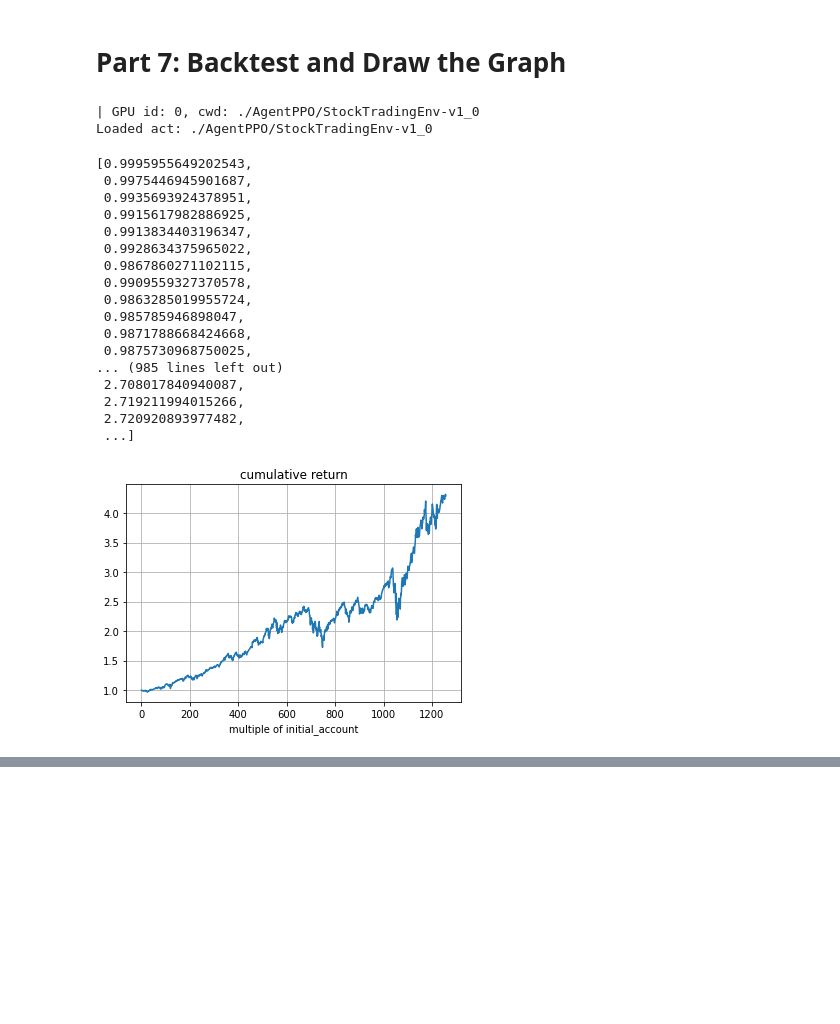
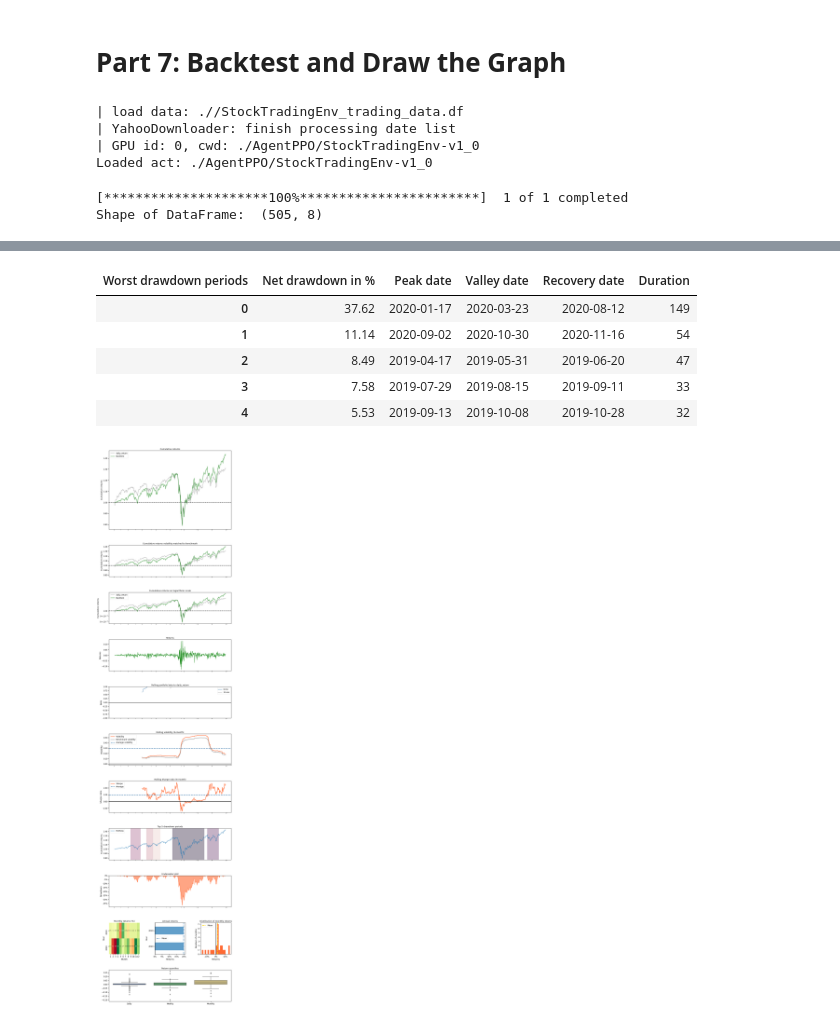
Before and after one commit to AI4Finance-Foundation/FinRL_Podracer, a Jupyter notebook: StockTrading_Demo.ipynb, the cells around one changed output, grey strips where cells are left out. Saved outputs shown, nothing was run; the diff lists cells and outputs as text; code cells hidden in the pictures; blank space fills up the shorter version.

```diff
--- a/StockTrading_Demo.ipynb
+++ b/StockTrading_Demo.ipynb
@@ -209,25 +205,14 @@ args.if_remove = False
 args.cwd = './AgentPPO/StockTradingEnv-v1_0'
 args.init_before_training()
 
-args.env.draw_cumulative_return(args, torch)
+prediction = args.env.trade_prediction(args, torch)
 # %% [output]
+| load data: .//StockTradingEnv_trading_data.df
+| YahooDownloader: finish processing date list
 | GPU id: 0, cwd: ./AgentPPO/StockTradingEnv-v1_0
 Loaded act: ./AgentPPO/StockTradingEnv-v1_0
-[0.9995955649202543,
- 0.9975446945901687,
- 0.9935693924378951,
- 0.9915617982886925,
- 0.9913834403196347,
- 0.9928634375965022,
- 0.9867860271102115,
- 0.9909559327370578,
- 0.9863285019955724,
- 0.985785946898047,
- 0.9871788668424668,
- 0.9875730968750025,
-... (985 lines left out)
- 2.708017840940087,
- 2.719211994015266,
- 2.720920893977482,
- ...]
-[figure, removed]
+# %%
+args.env.backtest_plot(prediction, baseline_ticker = '^DJI', baseline_start = '2019-01-01', baseline_end = '2021-01-01')
+# %% [output]
+[*********************100%***********************]  1 of 1 completed
+Shape of DataFrame:  (505, 8)
@@ -233,0 +238,7 @@ Loaded act: ./AgentPPO/StockTradingEnv-v1_0
+| Worst drawdown periods | Net drawdown in % | Peak date | Valley date | Recovery date | Duration |
+| 0 | 37.62 | 2020-01-17 | 2020-03-23 | 2020-08-12 | 149 |
+| 1 | 11.14 | 2020-09-02 | 2020-10-30 | 2020-11-16 | 54 |
+| 2 | 8.49 | 2019-04-17 | 2019-05-31 | 2019-06-20 | 47 |
+| 3 | 7.58 | 2019-07-29 | 2019-08-15 | 2019-09-11 | 33 |
+| 4 | 5.53 | 2019-09-13 | 2019-10-08 | 2019-10-28 | 32 |
+[figure, added]
```
Also changed, not shown: parts of 4 cells of this notebook.
